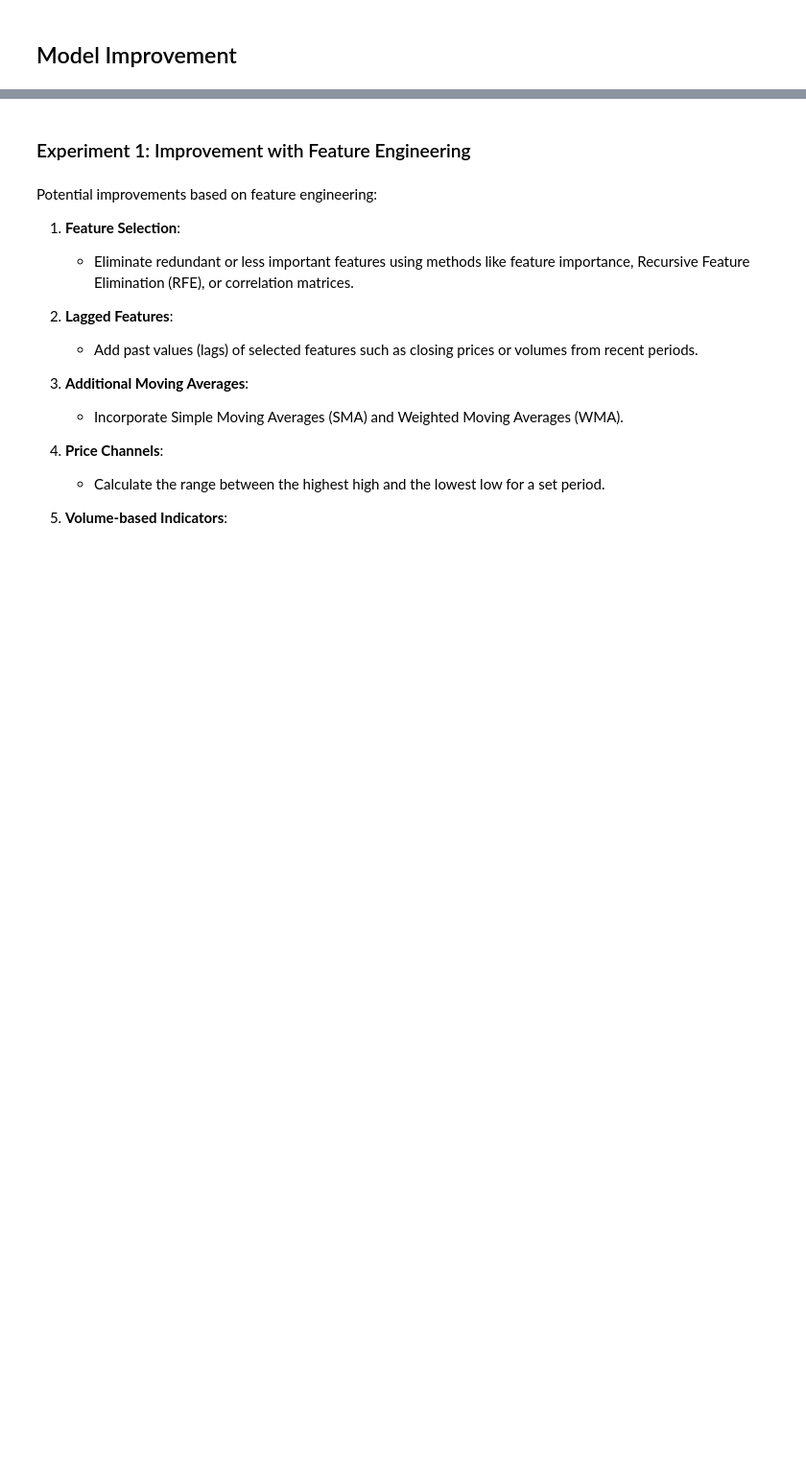
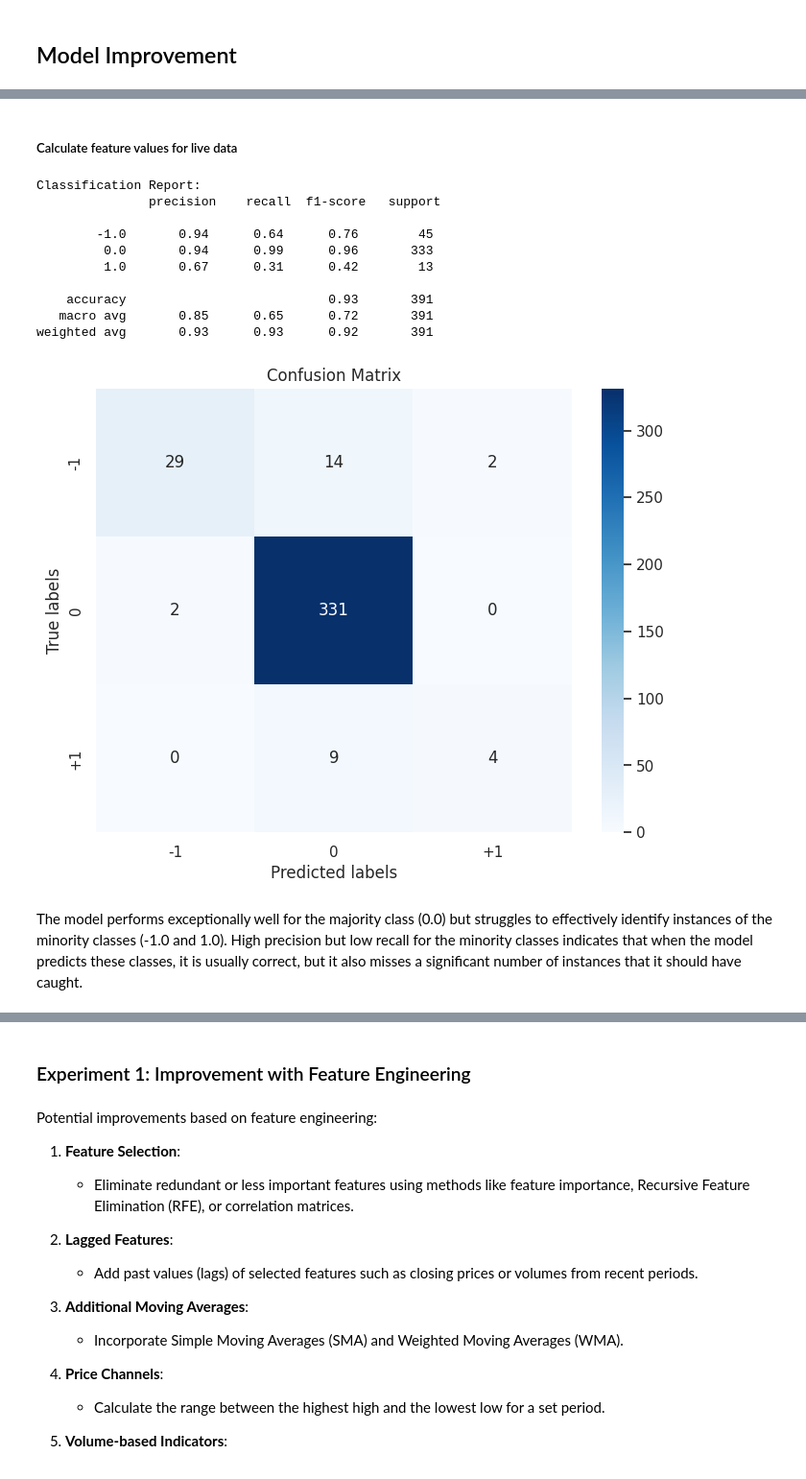
Before and after one commit to natapone/btc_live_price_prediction, a Jupyter notebook: 03_model_improvement.ipynb, the cells around one changed output, grey strips where cells are left out. Shown at 96% size. Drawn from its saved outputs; the diff is of its cells as text; code cells hidden in the pictures; blank space fills up the shorter version.

Commit message:
test with live data

```diff
--- a/03_model_improvement.ipynb
+++ b/03_model_improvement.ipynb
@@ -40,0 +274,7 @@ The chosen model setup seems well-suited for the task given the variability in b
+# %%
+# Separate features and target
+X = df.drop(columns=['datetime', 'target'])
+y = df['target']
+
+# Train the model
+model = train_model_stacking_lr(X, y)
@@ -40,0 +351,12 @@ The chosen model setup seems well-suited for the task given the variability in b
+# %% [markdown]
+##### Calculate feature values for live data
+# %%
+# Disable the PerformanceWarning temporarily
+warnings.filterwarnings("ignore", category=pd.errors.PerformanceWarning)
+
+X_live = df_live.copy()
+X_live = get_features(X_live)
+X_live.dropna(inplace=True)
+
+# Re-enable warnings
+warnings.resetwarnings()
@@ -40,0 +387,40 @@ The chosen model setup seems well-suited for the task given the variability in b
+# %%
+from sklearn.metrics import classification_report, confusion_matrix
+import matplotlib.pyplot as plt
+import seaborn as sns
+
+def evaluate_live_data(y_pred):
+    pred_result = y_pred[['datetime', 'close', 'prediction']].copy()
+
+    pred_target = get_target_next_close(pred_result)
+
+    # Confusion report
+    print("\nClassification Report:\n", classification_report(pred_target['target'], pred_target['prediction']))
+
+    # 1. Confusion Matrix
+    conf_matrix = confusion_matrix(pred_target['target'], pred_target['prediction'])
+
+    plt.figure(figsize=(8, 6))
+    sns.heatmap(conf_matrix, annot=True, fmt='g', cmap='Blues',
+                xticklabels=['-1', '0', '+1'],
+                yticklabels=['-1', '0', '+1'])
+    plt.xlabel('Predicted labels')
+    plt.ylabel('True labels')
+    plt.title('Confusion Matrix')
+    plt.show()
+
+evaluate_live_data(y_live_pred)
+# %% [output]
+Classification Report:
+               precision    recall  f1-score   support
+
+        -1.0       0.94      0.64      0.76        45
+         0.0       0.94      0.99      0.96       333
+         1.0       0.67      0.31      0.42        13
+
+    accuracy                           0.93       391
+   macro avg       0.85      0.65      0.72       391
+weighted avg       0.93      0.93      0.92       391
+[figure, added]
+# %% [markdown]
+The model performs exceptionally well for the majority class (0.0) but struggles to effectively identify instances of the minority classes (-1.0 and 1.0). High precision but low recall for the minority classes indicates that when the model predicts these classes, it is usually correct, but it also misses a significant number of instances that it should have caught.
```
Also changed, not shown: parts of 35 cells of this notebook, 1 other file.
